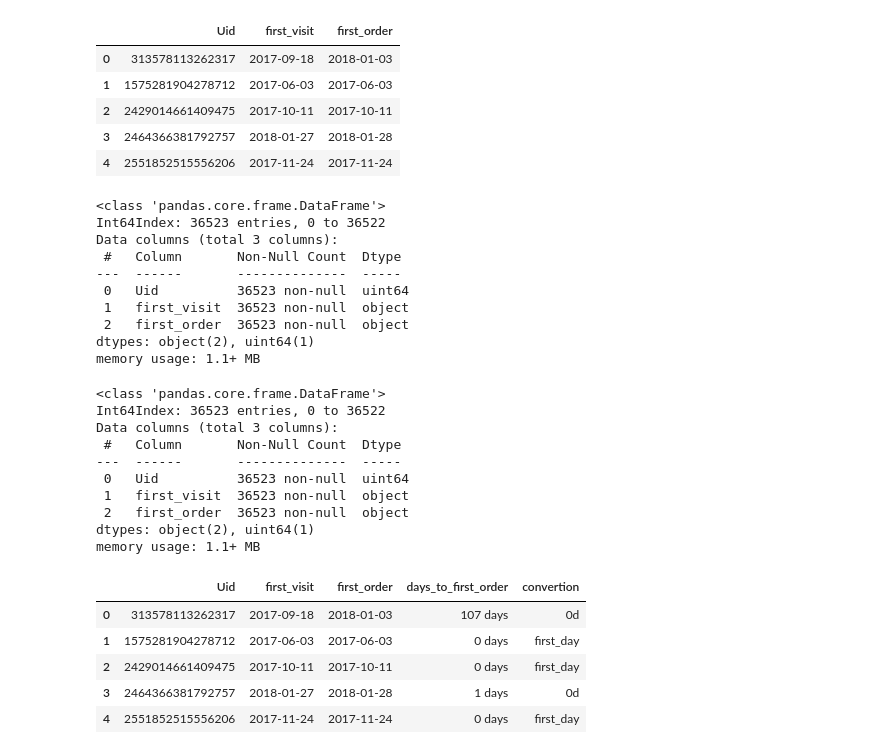
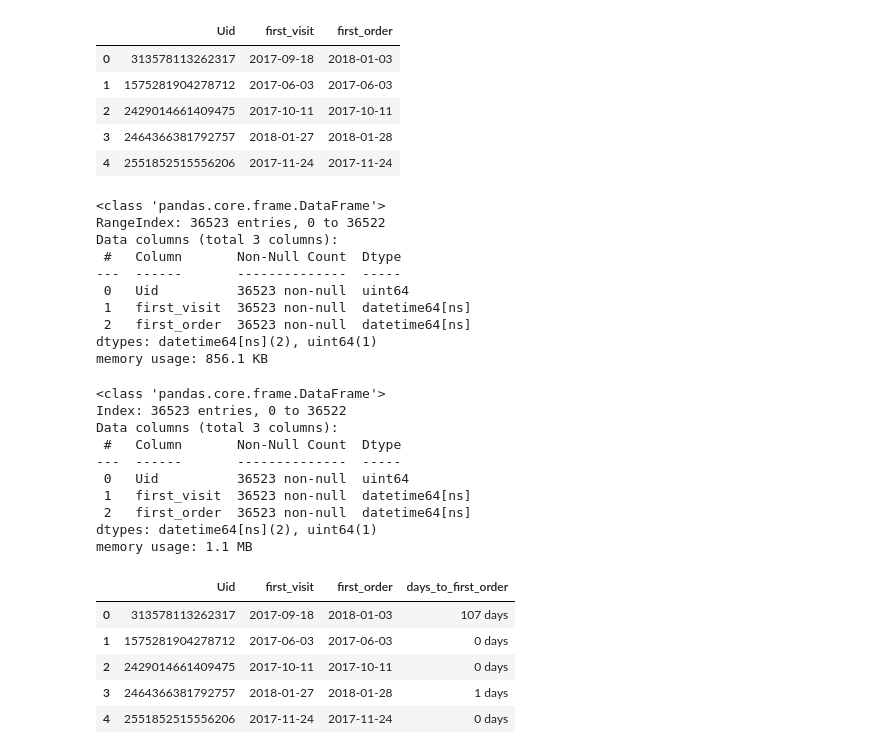
Before and after one commit to cristopherrexx-coder/Proyect-10, a Jupyter notebook: Sprint 10 proyect.ipynb, the cells around one changed output. Saved outputs shown, nothing was run; the diff lists cells and outputs as text; code cells hidden in the pictures.

```diff
--- a/Sprint 10 proyect.ipynb
+++ b/Sprint 10 proyect.ipynb
@@ -11,9 +11,9 @@ import matplotlib.pyplot as plt
 # %% [markdown]
 ## Importacion de los datos
 # %%
-visits_df = pd.read_csv('/datasets/visits_log_us.csv')
-orders_df = pd.read_csv('/datasets/orders_log_us.csv')
-costs_df = pd.read_csv('/datasets/costs_us.csv')
+visits_df = pd.read_csv('visits_log_us.csv')
+orders_df = pd.read_csv('orders_log_us.csv')
+costs_df = pd.read_csv('costs_us.csv')
 # %% [markdown]
 ## Primer vistazo a los DataFrames
 # %%
@@ -448,7 +449,7 @@ convertion.head()
 # %%
 #Damos formato de AÑO, MES Y DIA a las columnas con fechas
-convertion['first_visit'] = convertion['first_visit'].dt.date
-convertion['first_order'] = convertion['first_order'].dt.date
+convertion['first_visit'] = pd.to_datetime(convertion['first_visit'])
+convertion['first_order'] = pd.to_datetime(convertion['first_order'])
 convertion.head()
 # %% [output]
 |  | Uid | first_visit | first_order |
@@ -462,39 +463,39 @@ convertion.head()
 convertion.info()
 # %% [output]
 <class 'pandas.core.frame.DataFrame'>
-Int64Index: 36523 entries, 0 to 36522
+RangeIndex: 36523 entries, 0 to 36522
 Data columns (total 3 columns):
  #   Column       Non-Null Count  Dtype
 ---  ------       --------------  -----
  0   Uid          36523 non-null  uint64
- 1   first_visit  36523 non-null  object
- 2   first_order  36523 non-null  object
-dtypes: object(2), uint64(1)
-memory usage: 1.1+ MB
+ 1   first_visit  36523 non-null  datetime64[ns]
+ 2   first_order  36523 non-null  datetime64[ns]
+dtypes: datetime64[ns](2), uint64(1)
+memory usage: 856.1 KB
 # %%
 okay_orders = convertion.query("first_visit == first_order or first_visit <= first_order")
 okay_orders.info()
 # %% [output]
 <class 'pandas.core.frame.DataFrame'>
-Int64Index: 36523 entries, 0 to 36522
+Index: 36523 entries, 0 to 36522
 Data columns (total 3 columns):
  #   Column       Non-Null Count  Dtype
 ---  ------       --------------  -----
  0   Uid          36523 non-null  uint64
- 1   first_visit  36523 non-null  object
- 2   first_order  36523 non-null  object
-dtypes: object(2), uint64(1)
-memory usage: 1.1+ MB
+ 1   first_visit  36523 non-null  datetime64[ns]
+ 2   first_order  36523 non-null  datetime64[ns]
+dtypes: datetime64[ns](2), uint64(1)
+memory usage: 1.1 MB
 # %%
 #Vemos que no tenemos problemas con las fechas, podemos continuar con el analisis
 # %%
 #Crearemos una columna con la diferencia de dias entre la primer visita y la primer orden
-convertion['days_to_first_order'] = convertion['first_order'] - convertion['first_visit']
+convertion['days_to_first_order'] = (convertion['first_order'] - convertion['first_visit'])
 convertion.head()
 # %% [output]
-|  | Uid | first_visit | first_order | days_to_first_order | convertion |
-| 0 | 313578113262317 | 2017-09-18 | 2018-01-03 | 107 days | 0d |
-| 1 | 1575281904278712 | 2017-06-03 | 2017-06-03 | 0 days | first_day |
-| 2 | 2429014661409475 | 2017-10-11 | 2017-10-11 | 0 days | first_day |
-| 3 | 2464366381792757 | 2018-01-27 | 2018-01-28 | 1 days | 0d |
-| 4 | 2551852515556206 | 2017-11-24 | 2017-11-24 | 0 days | first_day |
+|  | Uid | first_visit | first_order | days_to_first_order |
+| 0 | 313578113262317 | 2017-09-18 | 2018-01-03 | 107 days |
+| 1 | 1575281904278712 | 2017-06-03 | 2017-06-03 | 0 days |
+| 2 | 2429014661409475 | 2017-10-11 | 2017-10-11 | 0 days |
+| 3 | 2464366381792757 | 2018-01-27 | 2018-01-28 | 1 days |
+| 4 | 2551852515556206 | 2017-11-24 | 2017-11-24 | 0 days |
```
Also changed, not shown: parts of 7 cells of this notebook.
